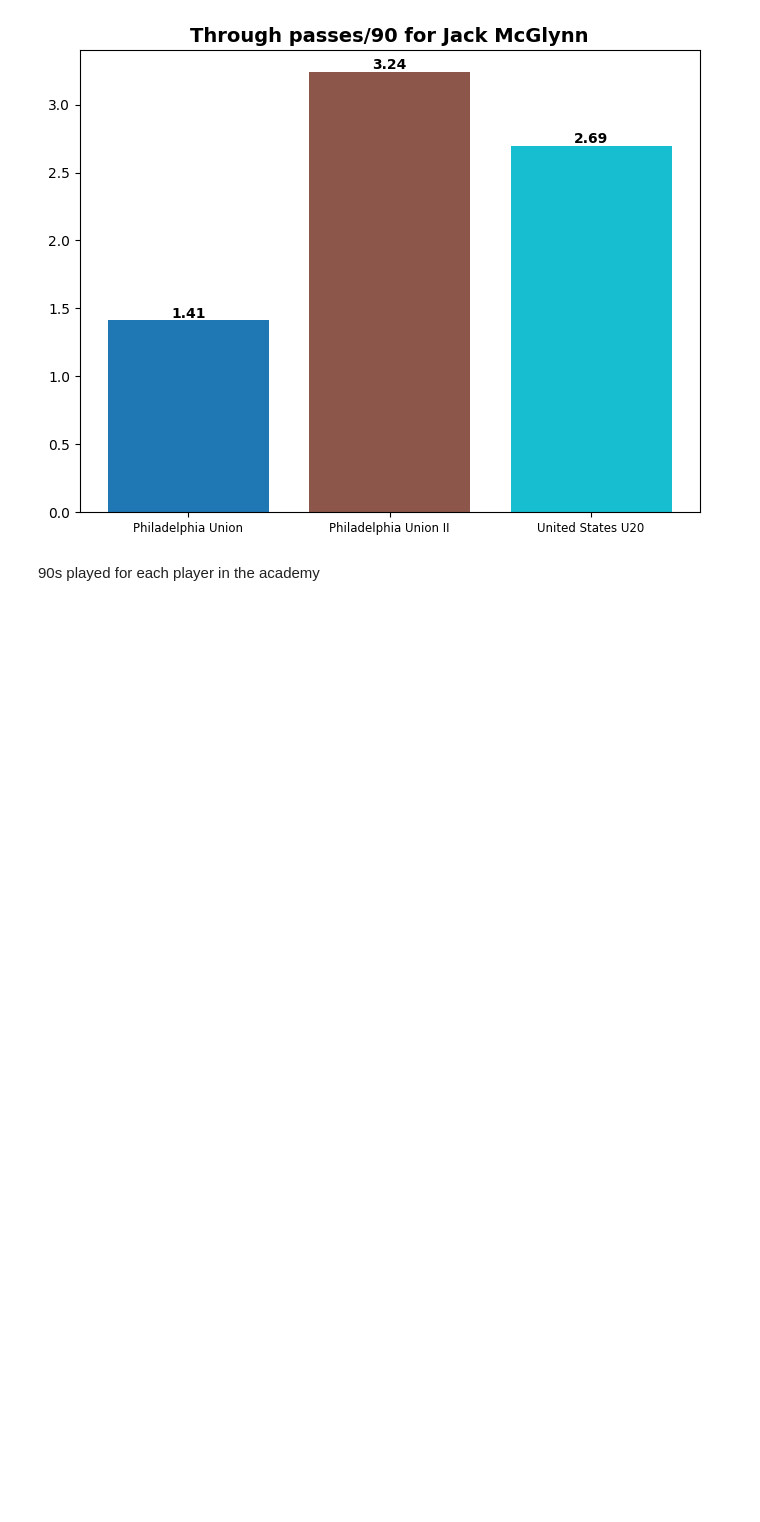
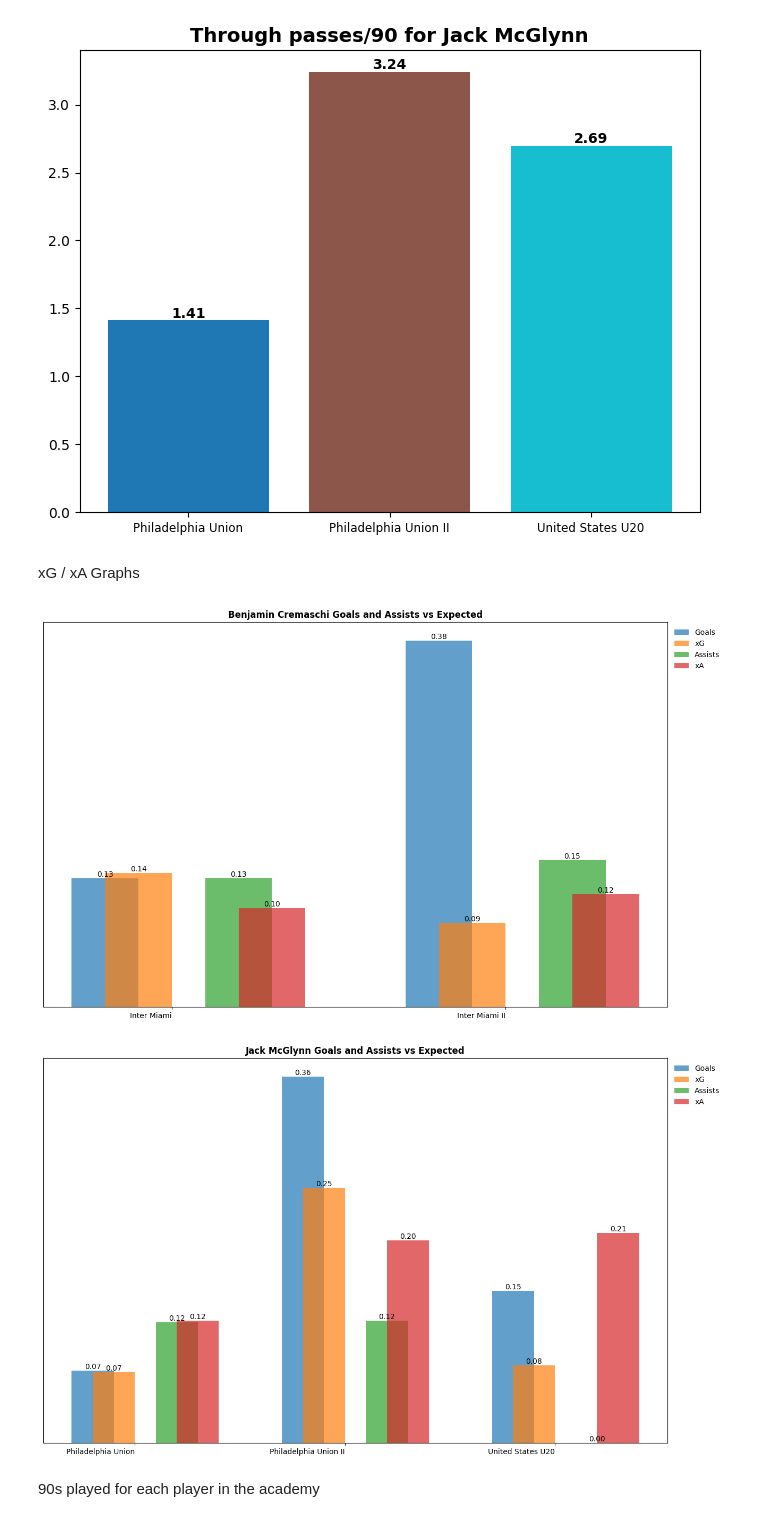
Before and after one commit to Tommy-Las/FootballAnalytics-FinalProject, a Jupyter notebook: player_stats.ipynb, the cells around one changed output. Saved outputs shown, nothing was run; the diff lists cells and outputs as text; code cells hidden in the pictures; blank space fills up the shorter version.

Commit message:
added visualization for expected gls and ast

```diff
--- a/player_stats.ipynb
+++ b/player_stats.ipynb
@@ -838,6 +897,14 @@ for metric in metrics:
 [figure]
 [figure]
 [figure]
+# %% [markdown]
+xG / xA Graphs
+# %%
+expecteds_graph(cremaschi_teams_df, "Benjamin Cremaschi")
+expecteds_graph(mcglynn_teams_df, "Jack McGlynn")
+# %% [output]
+[figure, added]
+[figure, added]
 # %% [markdown]
 90s played for each player in the academy
 # %%
```
Also changed, not shown: parts of 4 cells of this notebook.
